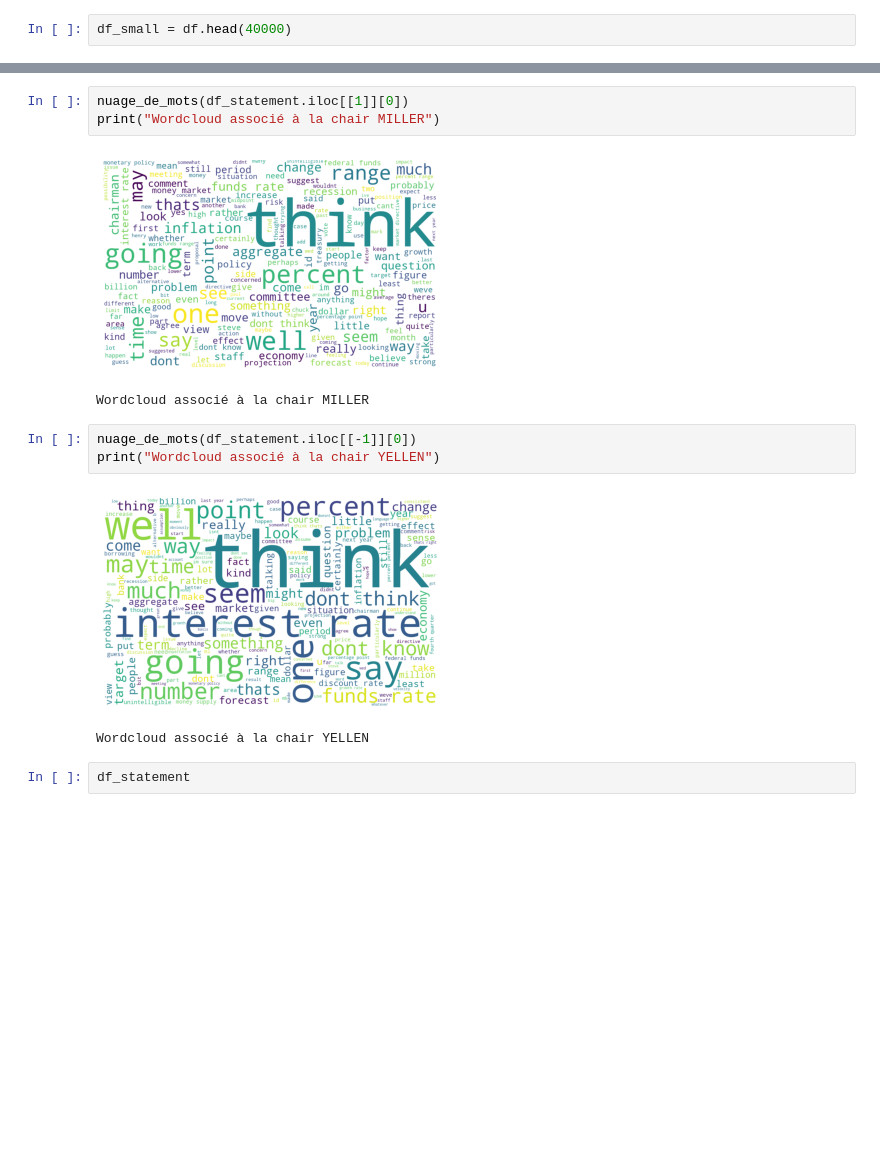
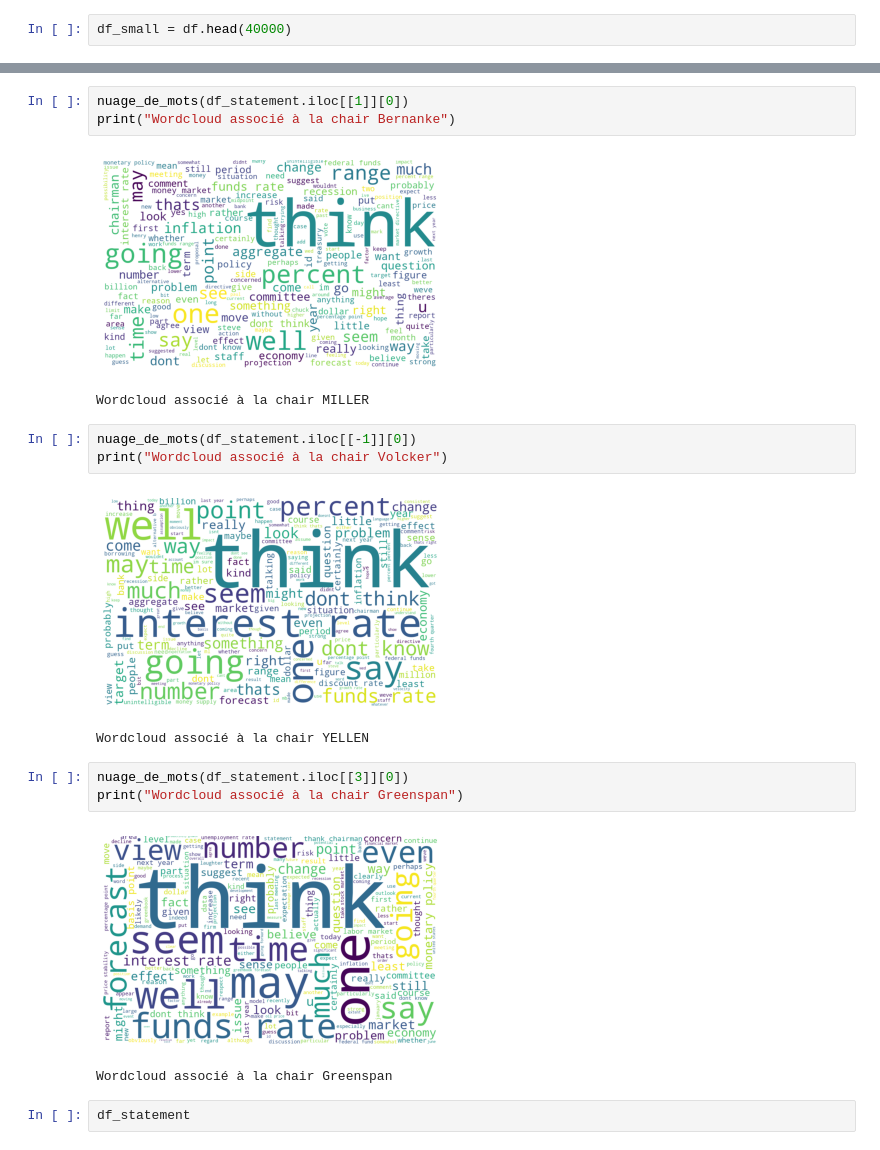
Before and after one commit to erialc-cal/NLP-FOMC, a Jupyter notebook: Scrapping_Explo.ipynb, the cells around one changed output, grey strips where cells are left out. Cells and saved outputs as stored; diff of their text form; blank space fills up the shorter version.

```diff
--- a/Scrapping_Explo.ipynb
+++ b/Scrapping_Explo.ipynb
@@ -262,16 +262,22 @@ print("Wordcloud associé à la chair BURNS")
 Wordcloud associé à la chair BURNS
 # %%
 nuage_de_mots(df_statement.iloc[[1]][0])
-print("Wordcloud associé à la chair MILLER")
+print("Wordcloud associé à la chair Bernanke")
 # %% [output]
 [figure]
 Wordcloud associé à la chair MILLER
 # %%
 nuage_de_mots(df_statement.iloc[[-1]][0])
-print("Wordcloud associé à la chair YELLEN")
+print("Wordcloud associé à la chair Volcker")
 # %% [output]
 [figure]
 Wordcloud associé à la chair YELLEN
+# %%
+nuage_de_mots(df_statement.iloc[[3]][0])
+print("Wordcloud associé à la chair Greenspan")
+# %% [output]
+[figure, added]
+Wordcloud associé à la chair Greenspan
 # %%
 df_statement
 # %% [output]
```
Also changed, not shown: parts of 5 cells of this notebook, 5 other files.
